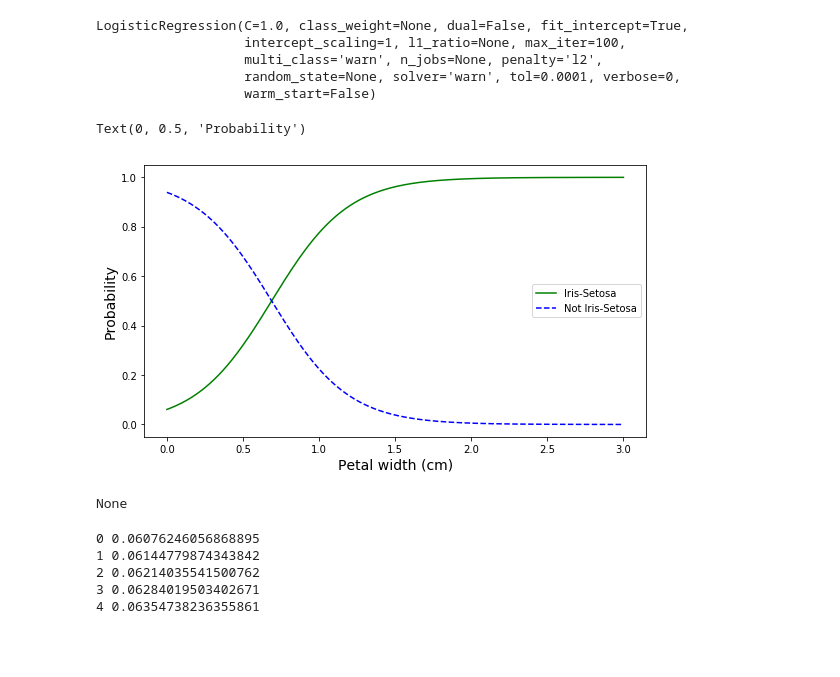
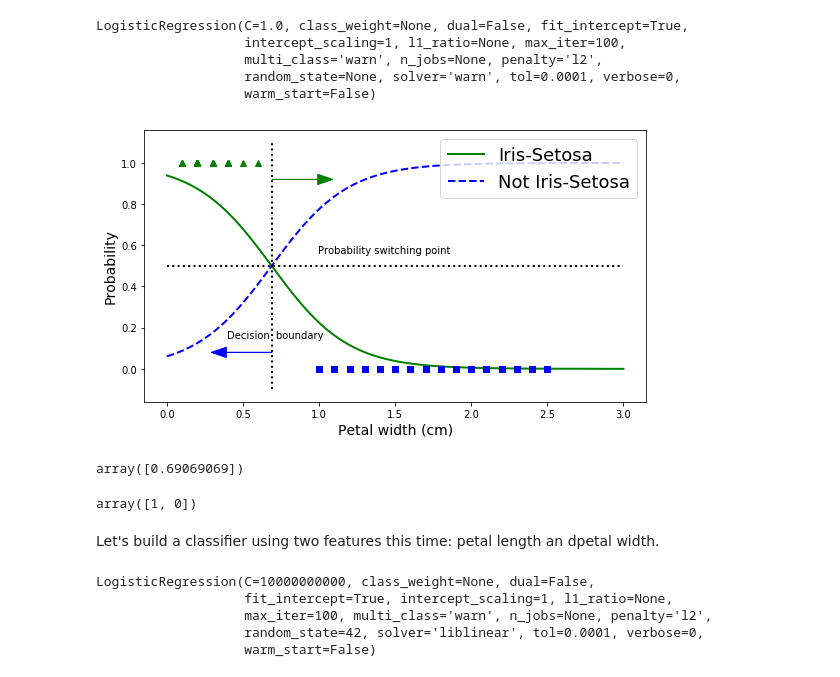
Before and after one commit to ChiaraAlba/Decision-Tree, a Jupyter notebook: practice.ipynb, the cells around one changed output. Saved outputs shown, nothing was run; the diff lists cells and outputs as text; code cells hidden in the pictures; blank space fills up the shorter version.

```diff
--- a/practice.ipynb
+++ b/practice.ipynb
@@ -660,32 +673,49 @@ LogisticRegression(C=1.0, class_weight=None, dual=False, fit_intercept=True,
 # %%
 X_new = np.linspace(0,3,1000).reshape(-1,1)  #with -1 we're just swapping the dimensions. It would be the same of reshape(1000,1)
 y_prob = log_reg.predict_proba(X_new)
 
+decision_boundary = X_new[y_prob[:,0] >= 0.5][0]
+
 plt.figure(figsize =(9,5))
-plt.plot(X_new, y_prob[:,0], 'g-', label = 'Iris-Setosa')
-plt.plot(X_new, y_prob[:,1], 'b--', label = 'Not Iris-Setosa')
-plt.legend(loc = 0)
+plt.plot(X_new, y_prob[:,1], 'g-', linewidth=2, label = 'Iris-Setosa')
+plt.plot(X_new, y_prob[:,0], 'b--', linewidth=2, label = 'Not Iris-Setosa')
+
+plt.plot([decision_boundary, decision_boundary], [-0.1,1.1], 'k:', linewidth=2)
+plt.text(decision_boundary+0.3, 0.56, "Probability switching point", fontsize=10, color="k")
+
+plt.plot([0,3], [0.5,0.5], 'k:', linewidth=2)
+plt.text(decision_boundary+0.02, 0.15, "Decision  boundary", fontsize=10, color="k", ha="center")
+
+plt.arrow(decision_boundary, 0.08, -0.3, 0, head_width=0.05, head_length=0.1, fc='b', ec='b')
+plt.arrow(decision_boundary, 0.92, 0.3, 0, head_width=0.05, head_length=0.1, fc='g', ec='g')
+plt.plot(X[y==0], y[y==0], 'bs') #blue squares
+plt.plot(X[y==1], y[y==1], 'g^')
+
+plt.legend(loc = 1, fontsize= 18)
 plt.xlabel('Petal width (cm)', fontsize = 14)
 plt.ylabel('Probability', fontsize = 14)
+plt.show()
 # %% [output]
-Text(0, 0.5, 'Probability')
-[figure, old version]
+[figure, new version]
-# %%
-for i, prob in enumerate(y_prob[:,0]):
-  for prob2 in y_prob[:,1]:
-    if prob == prob2:
-       x_int = i
-
-
-print(x_int)
-# %% [output]
-None
-# %%
-for i, prob in enumerate(y_prob[:5,0]):
-  print(i,prob)
-# %% [output]
-0 0.06076246056868895
-1 0.06144779874343842
-2 0.06214035541500762
-3 0.06284019503402671
-4 0.06354738236355861
+# %%
+decision_boundary
+# %% [output]
+array([0.69069069])
+# %%
+log_reg.predict([[0.5], [1]])
+# %% [output]
+array([1, 0])
+# %% [markdown]
+Let's build a classifier using two features this time: petal length an dpetal width.
+# %%
+X2 = iris.data[:,(2,3)]
+y = (iris.target == 0).astype(np.int)
+
+log_reg = LogisticRegression(solver="liblinear", C=10**10, random_state=42)
+log_reg.fit(X2, y)
+# %% [output]
+LogisticRegression(C=10000000000, class_weight=None, dual=False,
+                   fit_intercept=True, intercept_scaling=1, l1_ratio=None,
+                   max_iter=100, multi_class='warn', n_jobs=None, penalty='l2',
+                   random_state=42, solver='liblinear', tol=0.0001, verbose=0,
+                   warm_start=False)
```
Also changed, not shown: parts of 23 cells of this notebook.
